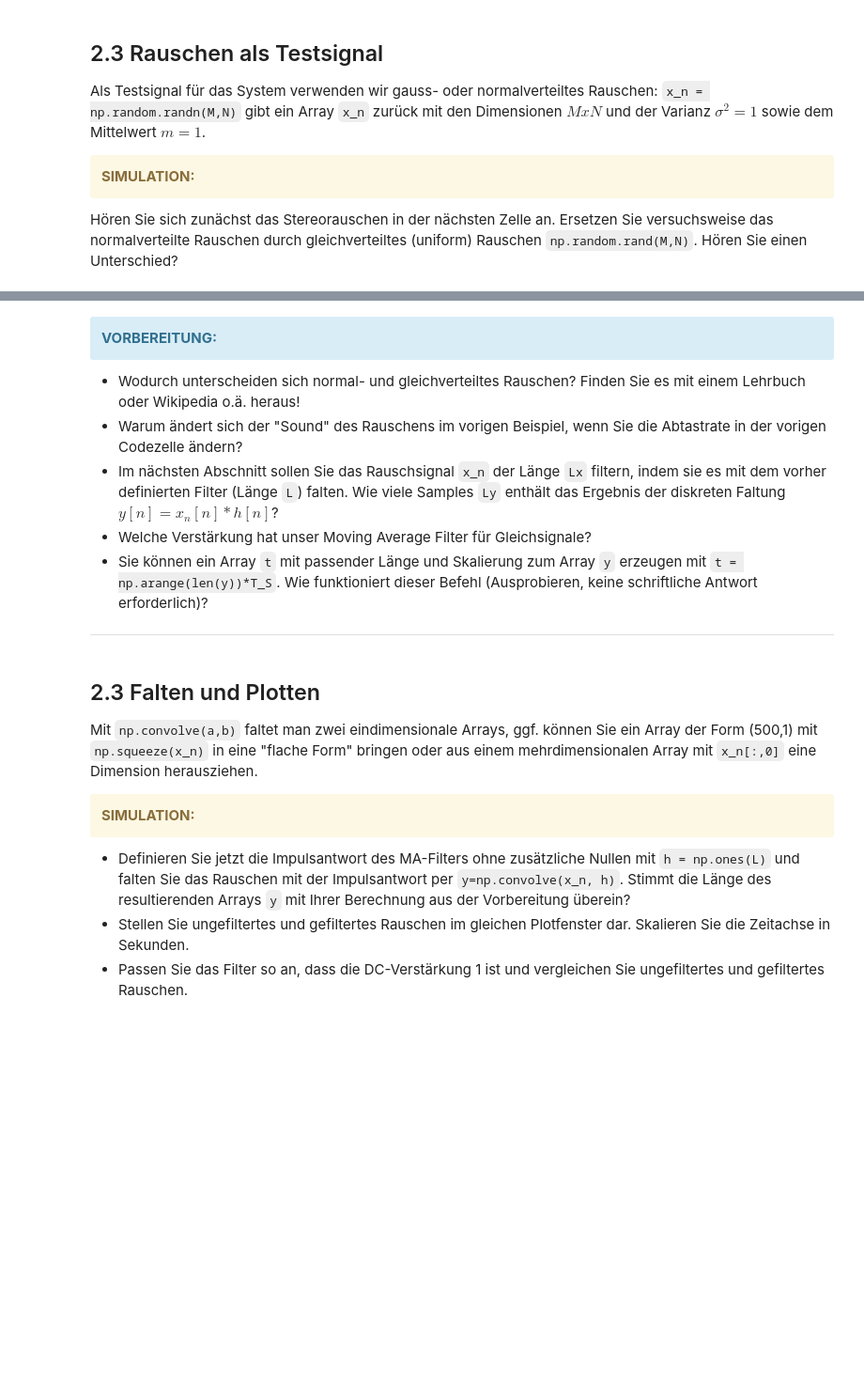
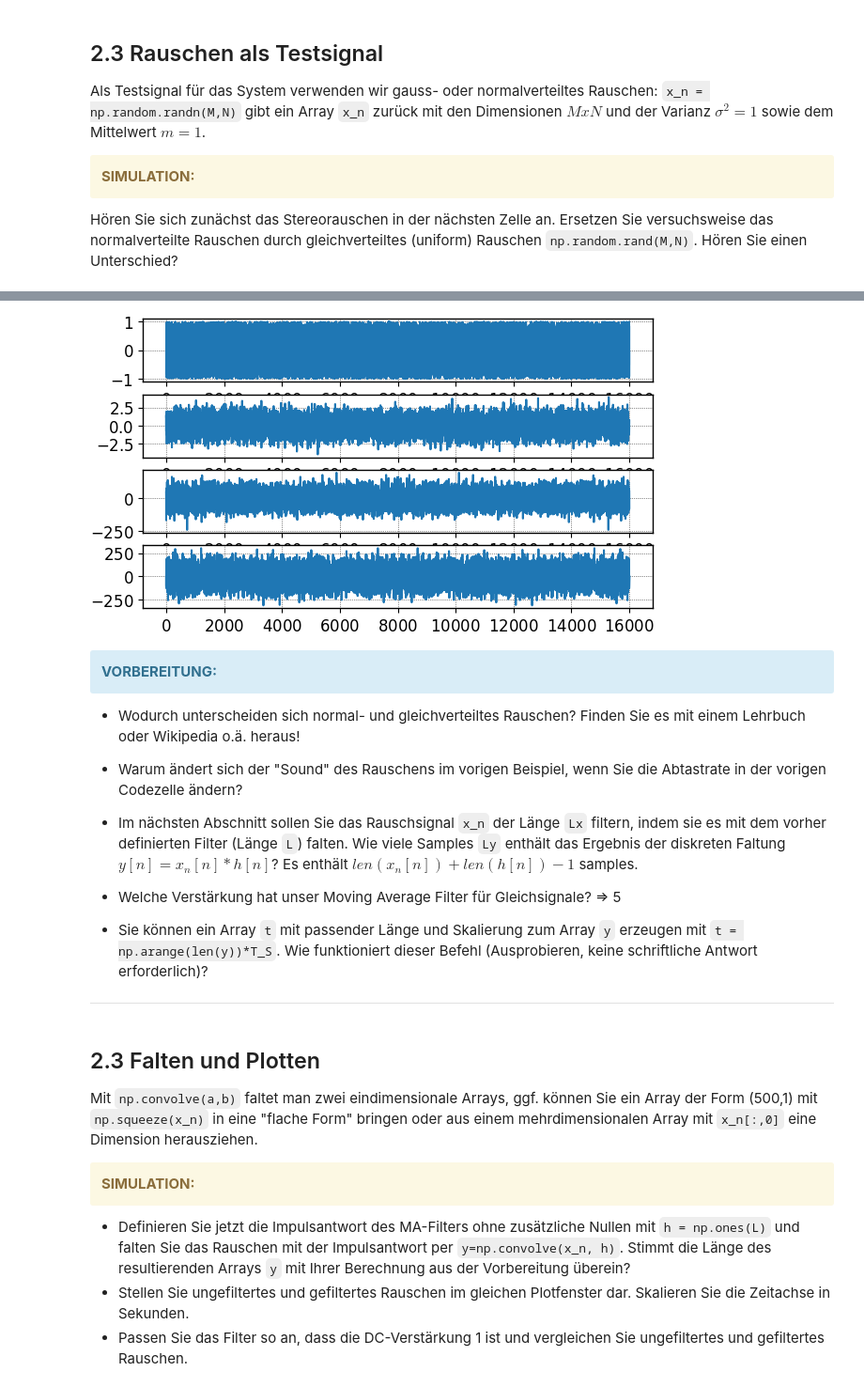
Before and after one commit to EIT-TI3/dsp-kistler, a Jupyter notebook: notebooks/00_LAB/LAB_1.ipynb, the cells around one changed output, grey strips where cells are left out. Shown at 94% size. Drawn from its saved outputs; the diff is of its cells as text; code cells hidden in the pictures; blank space fills up the shorter version.

```diff
--- a/notebooks/00_LAB/LAB_1.ipynb
+++ b/notebooks/00_LAB/LAB_1.ipynb
@@ -248,0 +262,12 @@ display(Audio(data=x_n, rate=16000))
+# %%
+x_n = np.random.normal(0, 1, (16000))
+x_u = np.random.uniform(-1, 1, (16000))
+
+fig, (ax1, ax2, ax3, ax4) = plt.subplots((4))
+ax1.plot(x_u)
+ax2.plot(x_n)
+ax3.plot(np.fft.fft(x_u))
+ax4.plot(np.fft.fft(x_n));
+
+display(Audio(data=x_n, rate=3000))
+# %% [output]
@@ -249,10 +275,12 @@ display(Audio(data=x_n, rate=16000))
+[figure, added]
 # %% [markdown]
 <div class="alert alert-block alert-info"><b>VORBEREITUNG:</b></div>
 
 * Wodurch unterscheiden sich normal- und gleichverteiltes Rauschen? Finden Sie es mit einem Lehrbuch oder Wikipedia o.ä. heraus!
 * Warum ändert sich der "Sound" des Rauschens im vorigen Beispiel, wenn Sie die Abtastrate in der vorigen Codezelle ändern?
-* Im nächsten Abschnitt sollen Sie das Rauschsignal `x_n` der Länge `Lx` filtern, indem sie es mit dem vorher definierten Filter (Länge `L`) falten. Wie viele Samples `Ly` enthält das Ergebnis der diskreten Faltung $y[n] = x_n[n] \ast h[n]$?
-* Welche Verstärkung hat unser Moving Average Filter für Gleichsignale?
+* Im nächsten Abschnitt sollen Sie das Rauschsignal `x_n` der Länge `Lx` filtern, indem sie es mit dem vorher definierten Filter (Länge `L`) falten. Wie viele Samples `Ly` enthält das Ergebnis der diskreten Faltung $y[n] = x_n[n] \ast h[n]$? Es enthält $ len(x_n[n]) + len(h[n]) - 1$ samples.
+
+* Welche Verstärkung hat unser Moving Average Filter für Gleichsignale? => 5
 * Sie können ein Array `t` mit passender Länge und Skalierung zum Array `y` erzeugen mit `t = np.arange(len(y))*T_S`. Wie funktioniert dieser Befehl (Ausprobieren, keine schriftliche Antwort erforderlich)?
 
 ***
```
Also changed, not shown: parts of 17 cells of this notebook, 1 other file.
